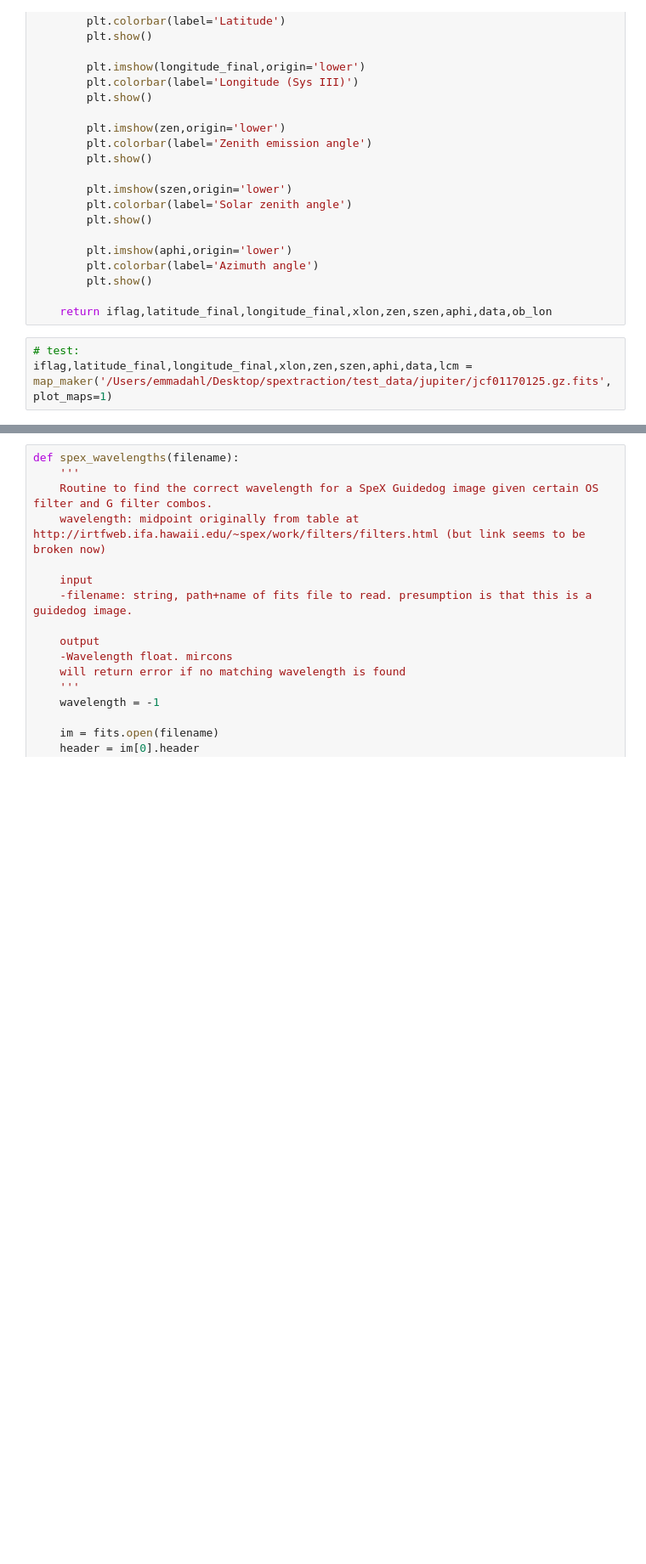
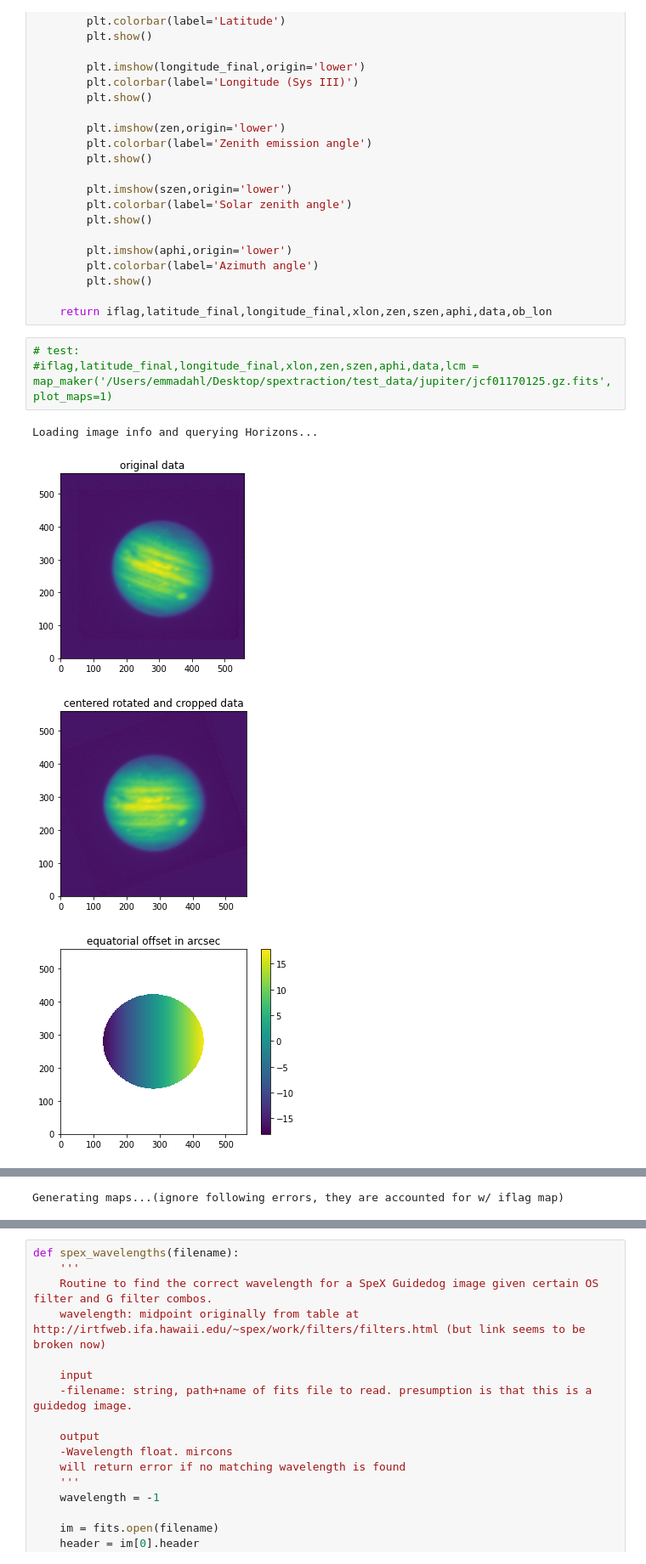
Before and after one commit to dahlek/spextraction, a Jupyter notebook: spextraction_2.ipynb, the cells around one changed output, grey strips where cells are left out. Shown at 85% size. Drawn from its saved outputs; the diff is of its cells as text; blank space fills up the shorter version.

Commit message:
Lots of edits; added .py file to run remotely, I/F plot maker
Lots of edits; added .py file to run remotely, I/F plot maker

```diff
--- a/spextraction_2.ipynb
+++ b/spextraction_2.ipynb
@@ -565,4 +566,9 @@ def map_maker(filename, plot_maps=0,  ut_date='DATE_OBS', ut_time='TIME_OBS', ta
     return iflag,latitude_final,longitude_final,xlon,zen,szen,aphi,data,ob_lon
 # %%
 # test:
-iflag,latitude_final,longitude_final,xlon,zen,szen,aphi,data,lcm = map_maker('/Users/emmadahl/Desktop/spextraction/test_data/jupiter/jcf01170125.gz.fits',plot_maps=1)
+#iflag,latitude_final,longitude_final,xlon,zen,szen,aphi,data,lcm = map_maker('/Users/emmadahl/Desktop/spextraction/test_data/jupiter/jcf01170125.gz.fits',plot_maps=1)
+# %% [output]
+Loading image info and querying Horizons...
+[figure, added]
+[figure, added]
+[figure, added]
@@ -568,0 +576 @@ iflag,latitude_final,longitude_final,xlon,zen,szen,aphi,data,lcm = map_maker('/U
+Generating maps...(ignore following errors, they are accounted for w/ iflag map)
```
Also changed, not shown: parts of 13 cells of this notebook, 1 other file.
